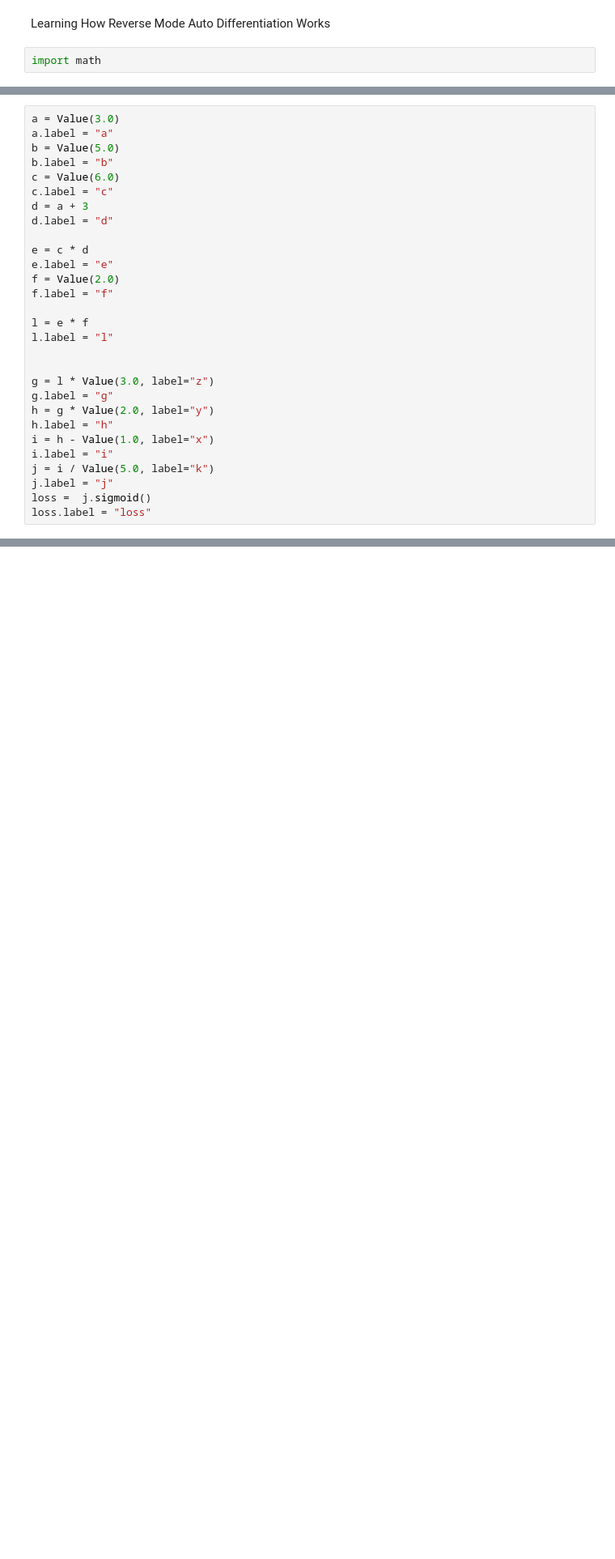
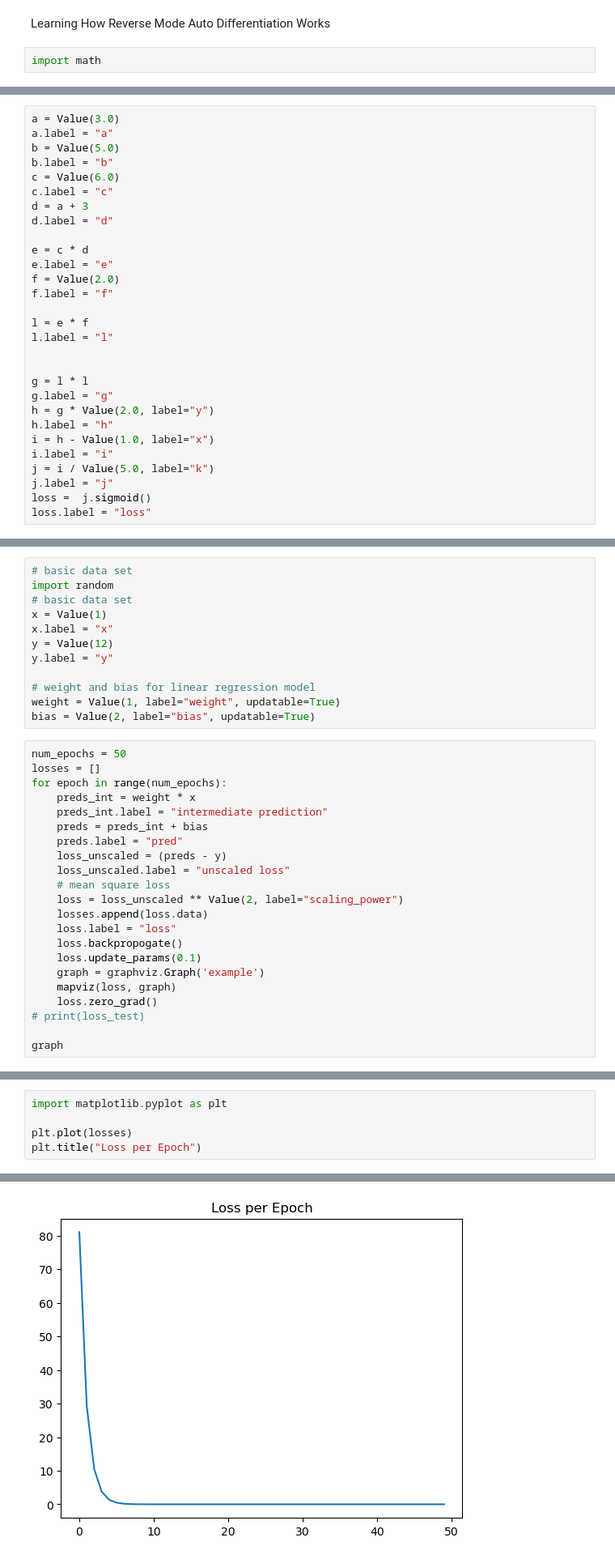
Before and after one commit to pranav142/ml_from_scratch, a Jupyter notebook: autograd.ipynb, the cells around one changed output, grey strips where cells are left out. Shown: that part at 81% size. Cells and saved outputs as stored; diff of their text form; blank space fills up the shorter version.

Commit message:
added example fitting

```diff
--- a/autograd.ipynb
+++ b/autograd.ipynb
@@ -94,7 +133,7 @@ l = e * f
 l.label = "l"
 
 
-g = l * Value(3.0, label="z")
+g = l * l
 g.label = "g"
 h = g * Value(2.0, label="y")
 h.label = "h"
@@ -177,0 +232,34 @@ plt.scatter(x, y)
+# %%
+# basic data set
+import random
+# basic data set
+x = Value(1)
+x.label = "x"
+y = Value(12)
+y.label = "y"
+
+# weight and bias for linear regression model
+weight = Value(1, label="weight", updatable=True)
+bias = Value(2, label="bias", updatable=True)
+# %%
+num_epochs = 50
+losses = []
+for epoch in range(num_epochs):
+    preds_int = weight * x
+    preds_int.label = "intermediate prediction"
+    preds = preds_int + bias
+    preds.label = "pred"
+    loss_unscaled = (preds - y)
+    loss_unscaled.label = "unscaled loss"
+    # mean square loss
+    loss = loss_unscaled ** Value(2, label="scaling_power")
+    losses.append(loss.data)
+    loss.label = "loss"
+    loss.backpropogate()
+    loss.update_params(0.1)
+    graph = graphviz.Graph('example')
+    mapviz(loss, graph)
+    loss.zero_grad()
+# print(loss_test)
+
+graph
@@ -177,0 +268,6 @@ plt.scatter(x, y)
+# %%
+import matplotlib.pyplot as plt
+
+plt.plot(losses)
+plt.title("Loss per Epoch")
+# %% [output]
@@ -177,0 +275 @@ plt.scatter(x, y)
+[figure, added]
```
Also changed, not shown: parts of 8 cells of this notebook.
